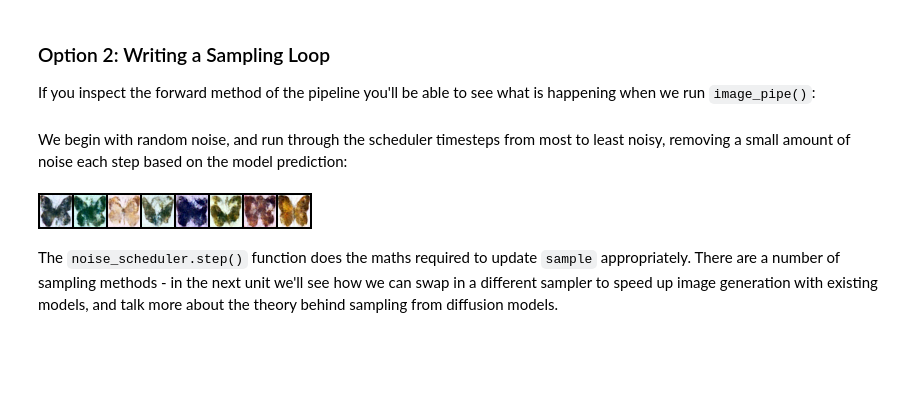
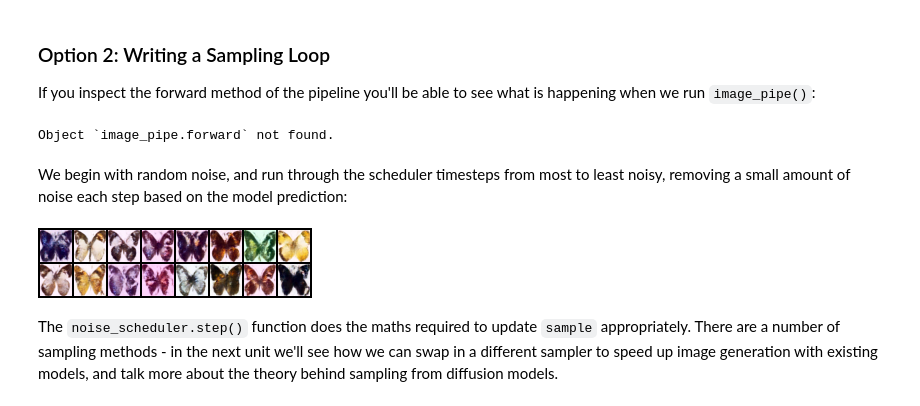
Before and after one commit to Likalto4/Diffusion_models_HF_course, a Jupyter notebook: introduction_to_diffusers.ipynb, the cells around one changed output. Drawn from its saved outputs; the diff is of its cells as text; code cells hidden in the pictures; blank space fills up the shorter version.

```diff
--- a/introduction_to_diffusers.ipynb
+++ b/introduction_to_diffusers.ipynb
@@ -118,7 +121,7 @@ pipe = StableDiffusionPipeline.from_pretrained(model_id, torch_dtype=torch.float
 # %% [markdown]
 Once the pipeline has finished loading, we can generate images with:
 # %%
-prompt = "an abstract oil painting of sks mr potato head by picasso"
+prompt = "photo of mr potato head getting married"
 image = pipe(prompt, num_inference_steps=50, guidance_scale=7.5).images[0]
 image
 # %% [output]
@@ -350,27 +354,28 @@ optimizer = torch.optim.AdamW(model.parameters(), lr=4e-4)
 
 losses = []
 
-for epoch in range(30):
+for epoch in tqdm(range(30)):
     for step, batch in enumerate(train_dataloader):
         clean_images = batch["images"].to(device)
         # Sample noise to add to the images
         noise = torch.randn(clean_images.shape).to(clean_images.device)
-        bs = clean_images.shape[0]
+        bs = clean_images.shape[0] #batch size
 
         # Sample a random timestep for each image
-        timesteps = torch.randint(
+        timesteps = torch.randint( #create bs random integers from init=0 to end=timesteps.
             0, noise_scheduler.num_train_timesteps, (bs,), device=clean_images.device
-        ).long()
+        ).long() #int64#mimages in batch to device
 
         # Add noise to the clean images according to the noise magnitude at each timestep
         noisy_images = noise_scheduler.add_noise(clean_images, noise, timesteps)
+        """Each image will have its own timestep randomly defined"""
 
         # Get the model prediction
-        noise_pred = model(noisy_images, timesteps, return_dict=False)[0]
+        noise_pred = model(noisy_images, timesteps, return_dict=False)[0] #first element is sample tensor
 
         # Calculate the loss
         loss = F.mse_loss(noise_pred, noise)
-        loss.backward(loss)
+        loss.backward(loss) #gradient of current tensor
         losses.append(loss.item())
 
         # Update the model parameters with the optimizer
@@ -440,25 +448,27 @@ Together, these files contain everything needed to recreate the pipeline. You ca
 
 If you inspect the forward method of the pipeline you'll be able to see what is happening when we run `image_pipe()`:
 # %%
-# ??image_pipe.forward
+??image_pipe.forward
+# %% [output]
+Object `image_pipe.forward` not found.
 # %% [markdown]
 We begin with random noise, and run through the scheduler timesteps from most to least noisy, removing a small amount of noise each step based on the model prediction:
 # %%
 # Random starting point (8 random images):
-sample = torch.randn(8, 3, 32, 32).to(device)
+sample = torch.randn(16, 3, 32, 32).to(device)
 
-for i, t in enumerate(noise_scheduler.timesteps):
+for i, t in enumerate(tqdm(noise_scheduler.timesteps)):
 
     # Get model pred
     with torch.no_grad():
         residual = model(sample, t).sample
 
     # Update sample with step
     sample = noise_scheduler.step(residual, t, sample).prev_sample
 
 show_images(sample)
 # %% [output]
-[figure, old version]
+[figure, new version]
 # %% [markdown]
 The `noise_scheduler.step()` function does the maths required to update `sample` appropriately. There are a number of sampling methods - in the next unit we'll see how we can swap in a different sampler to speed up image generation with existing models, and talk more about the theory behind sampling from diffusion models.
 # %% [markdown]
```
Also changed, not shown: parts of 22 cells of this notebook.
